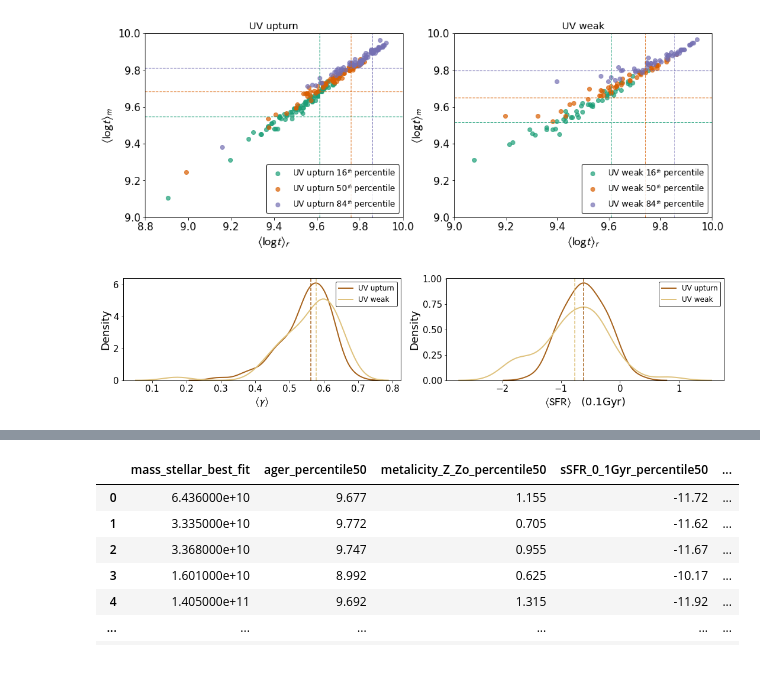
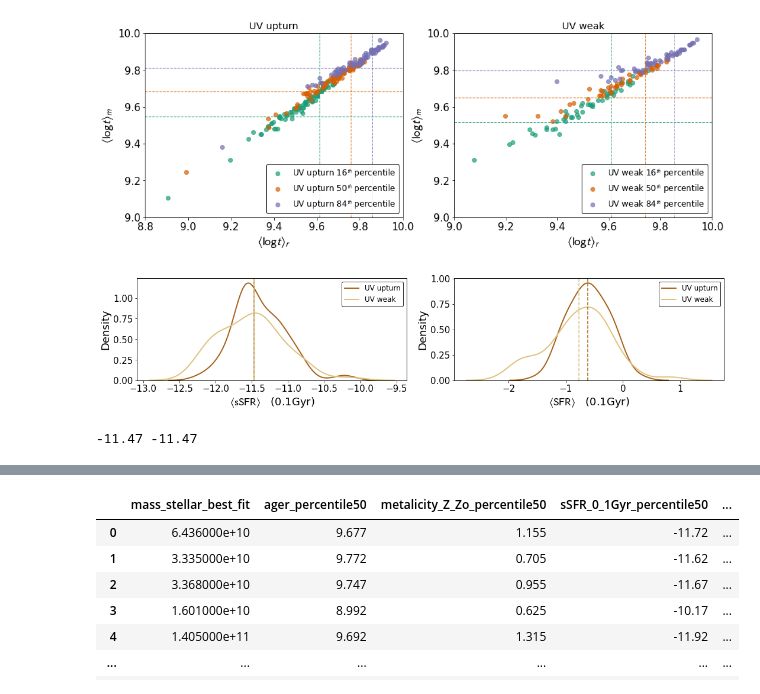
Before and after one commit to mdastro/UVupturn-RSGs, a Jupyter notebook: UV_PSM/PSM_StellarPopsAnalysis_MagPhys.ipynb, the cells around one changed output, grey strips where cells are left out. Saved outputs shown, nothing was run; the diff lists cells and outputs as text; code cells hidden in the pictures.

Commit message:
:ok_hand: plots changed

```diff
--- a/UV_PSM/PSM_StellarPopsAnalysis_MagPhys.ipynb
+++ b/UV_PSM/PSM_StellarPopsAnalysis_MagPhys.ipynb
@@ -191,3 +191,30 @@ plt.savefig(os.path.join(psm_path, 'psm_magphys_met_tform.pdf'))
 plt.show()
 # %% [output]
 [figure]
+# %%
+plt.rcParams.update(plotpars_2cols)
+
+plt.subplots(figsize=(15,3.5))
+plt.subplot(1,2,1)
+sns.kdeplot(uv_upturn['metalicity_Z_Zo_percentile50'], color=palette[1], label='UV upturn', linewidth=2.)
+sns.kdeplot(uv_weak['metalicity_Z_Zo_percentile50'], color=palette[0], label='UV weak', linewidth=2.)
+# plt.yscale('log')
+plt.axvline(x=np.median(uv_upturn['metalicity_Z_Zo_percentile50'].values), color=palette[1], linestyle='--')
+plt.axvline(x=np.median(uv_weak['metalicity_Z_Zo_percentile50'].values), color=palette[0], linestyle='--')
+plt.legend(loc='best')
+plt.xlabel(r"$\left<Z/Z_{\odot}\right>$")
+plt.ylabel('Density')
+
+plt.subplot(1,2,2)
+sns.kdeplot(uv_upturn['gamma_percentile50'], color=palette[1], label='UV upturn', linewidth=2.)
+sns.kdeplot(uv_weak['gamma_percentile50'], color=palette[0], label='UV weak', linewidth=2.)
+plt.axvline(x=np.median(uv_upturn['gamma_percentile50'].values), color=palette[1], linestyle='--')
+plt.axvline(x=np.median(uv_weak['gamma_percentile50'].values), color=palette[0], linestyle='--')
+plt.legend(loc='best')
+plt.xlabel(r"$\left< \gamma \right>$")
+plt.ylabel('Density')
+
+plt.tight_layout()
+plt.savefig(os.path.join(psm_path, 'psm_magphys_met_gamma_kernel.png'))
+plt.savefig(os.path.join(psm_path, 'psm_magphys_met_gamma_kernel.pdf'))
+plt.show()
@@ -404,29 +430,34 @@ plt.errorbar?
 # %%
 plt.rcParams.update(plotpars_2cols)
 plt.subplots(figsize=(15,3.5))
 
 plt.subplot(1,2,1)
-sns.kdeplot(uv_upturn['gamma_percentile50'], color=palette[1], label='UV upturn', linewidth=2.)
-sns.kdeplot(uv_weak['gamma_percentile50'], color=palette[0], label='UV weak', linewidth=2.)
-plt.axvline(x=np.median(uv_upturn['gamma_percentile50'].values), color=palette[1], linestyle='--')
-plt.axvline(x=np.median(uv_weak['gamma_percentile50'].values), color=palette[0], linestyle='--')
+sns.kdeplot(uv_upturn['sSFR_0_1Gyr_percentile50'], color=palette[1], label='UV upturn', linewidth=2.)
+sns.kdeplot(uv_weak['sSFR_0_1Gyr_percentile50'], color=palette[0], label='UV weak', linewidth=2.)
+plt.axvline(x=np.median(uv_upturn['sSFR_0_1Gyr_percentile50'].values), color=palette[1], linestyle='-')
+plt.axvline(x=np.median(uv_weak['sSFR_0_1Gyr_percentile50'].values), color=palette[0], linestyle='--')
 plt.legend(loc='best')
-plt.xlabel(r"$\left< \gamma \right>$")
+plt.xlabel(r"$\left< \rm{sSFR} \right>$   (0.1Gyr)")
 plt.ylabel('Density')
 
 
 plt.subplot(1,2,2)
 sns.kdeplot(uv_upturn['SFR_0_1Gyr_percentile50'], color=palette[1], label='UV upturn', linewidth=2.)
 sns.kdeplot(uv_weak['SFR_0_1Gyr_percentile50'], color=palette[0], label='UV weak', linewidth=2.)
 plt.axvline(x=np.median(uv_upturn['SFR_0_1Gyr_percentile50'].values), color=palette[1], linestyle='--')
 plt.axvline(x=np.median(uv_weak['SFR_0_1Gyr_percentile50'].values), color=palette[0], linestyle='--')
 plt.legend(loc='best')
 plt.xlabel(r"$\left< \rm{SFR} \right>$   (0.1Gyr)")
 plt.ylabel('Density')
 
 plt.tight_layout(w_pad=2.)
-plt.savefig(os.path.join(psm_path, 'psm_magphys_timescales_sfr1.png'))
-plt.savefig(os.path.join(psm_path, 'psm_magphys_timescales_sfr1.pdf'))
+plt.savefig(os.path.join(psm_path, 'psm_magphys_ssfr_sfr.png'))
+plt.savefig(os.path.join(psm_path, 'psm_magphys_ssfr_sfr.pdf'))
 plt.show()
 # %% [output]
-[figure, old version]
+[figure, new version]
+# %%
+print (np.median(uv_upturn['sSFR_0_1Gyr_percentile50'].values),
+                 np.median(uv_weak['sSFR_0_1Gyr_percentile50'].values))
+# %% [output]
+-11.47 -11.47
```
Also changed, not shown: parts of 10 cells of this notebook.
